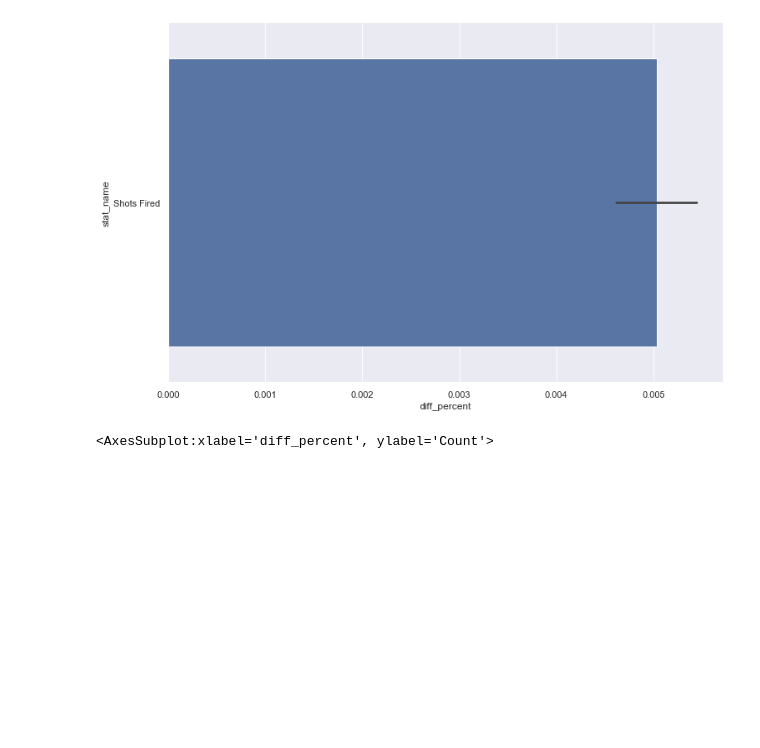
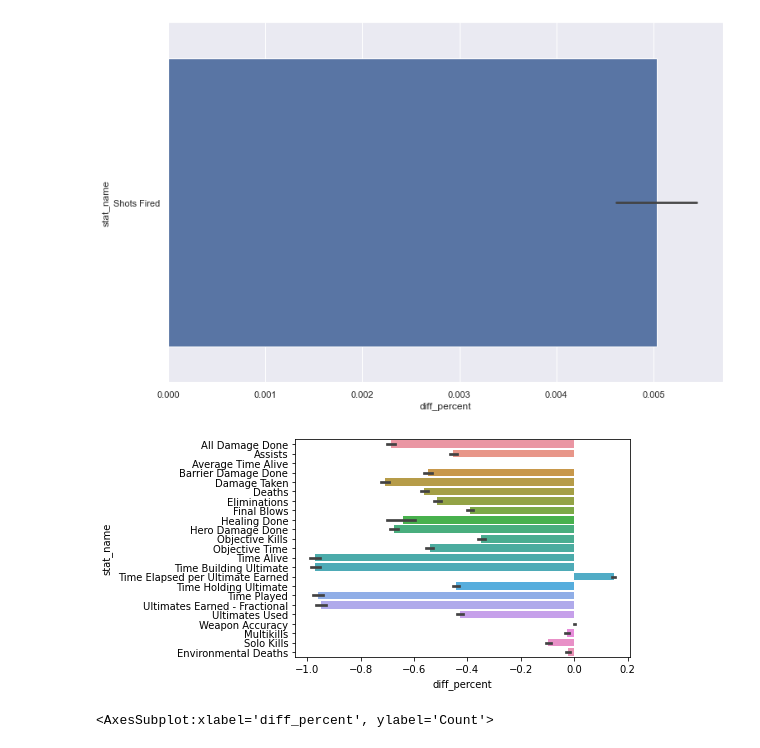
Before and after one commit to lyndonhe666/OWL2021, a Jupyter notebook: data cleaning and validation.ipynb, the cells around one changed output. Cells and saved outputs as stored; diff of their text form; code cells hidden in the pictures; blank space fills up the shorter version.

```diff
--- a/data cleaning and validation.ipynb
+++ b/data cleaning and validation.ipynb
@@ -428,6 +432,37 @@ c2 = investigate_stat(['Shots Fired','Weapon Accuracy','Healing Done','Damage Bl
 c3 = investigate_stat(['Shots Fired'],'sum',df0)
 # %% [output]
 [figure]
+# %%
+stat_list = ['All Damage Done',
+ 'Assists',
+ 'Average Time Alive',
+ 'Barrier Damage Done',
+ 'Damage Taken',
+ 'Deaths',
+ 'Eliminations',
+ 'Environmental Deaths',
+ 'Final Blows',
+ 'Healing Received',
+ 'Hero Damage Done',
+ 'Multikills',
+ 'Objective Kills',
+ 'Objective Time',
+ 'Solo Kills',
+ 'Time Alive',
+ 'Time Building Ultimate',
+ 'Time Discorded',
+ 'Time Elapsed per Ultimate Earned',
+ 'Time Hacked',
+ 'Time Holding Ultimate',
+ 'Time Played',
+ 'Ultimates Earned - Fractional',
+ 'Ultimates Used',
+ 'Weapon Accuracy',
+ 'Healing Done']
+# %%
+c4=investigate_stat(stat_list,'mean',df0)
+# %% [output]
+[figure, added]
 # %%
 sns.histplot(x='diff_percent',data=c3)
 # %% [output]
```
Also changed, not shown: parts of 5 cells of this notebook, 4 other files.
